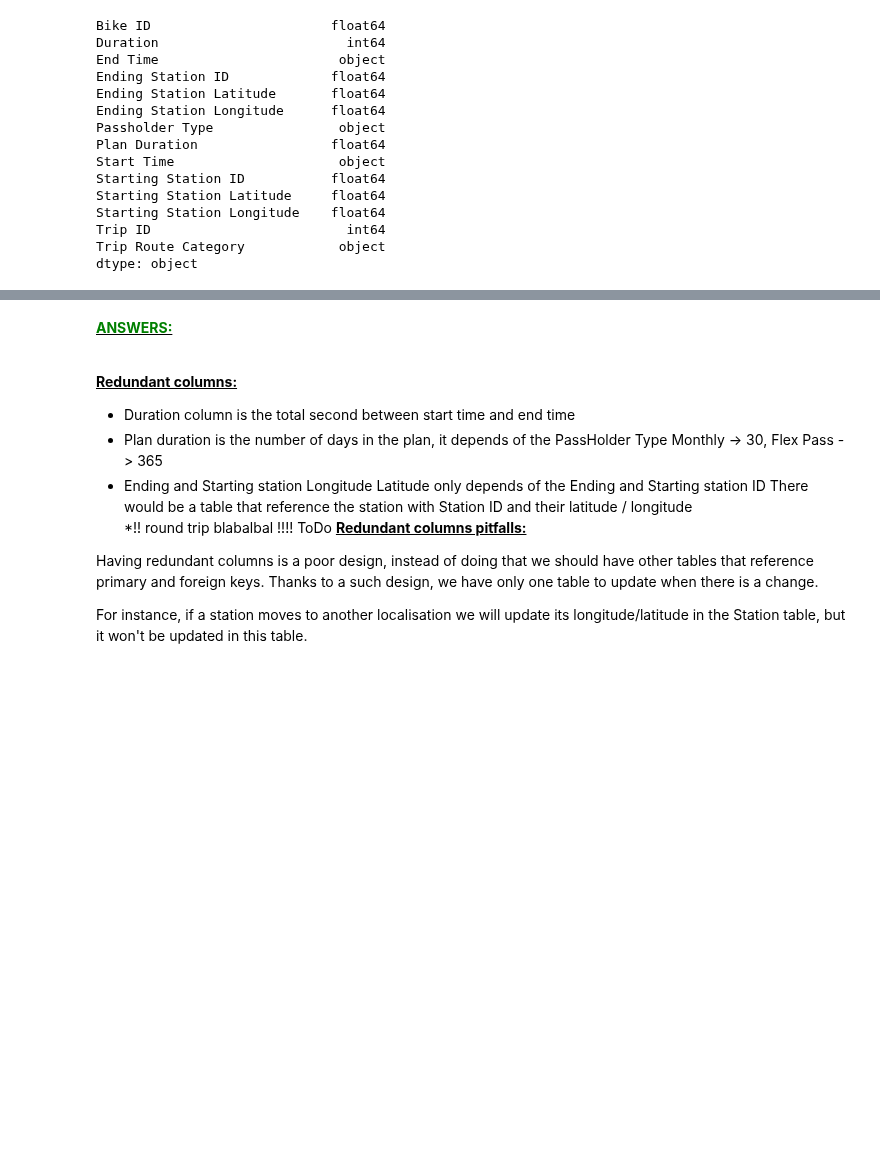
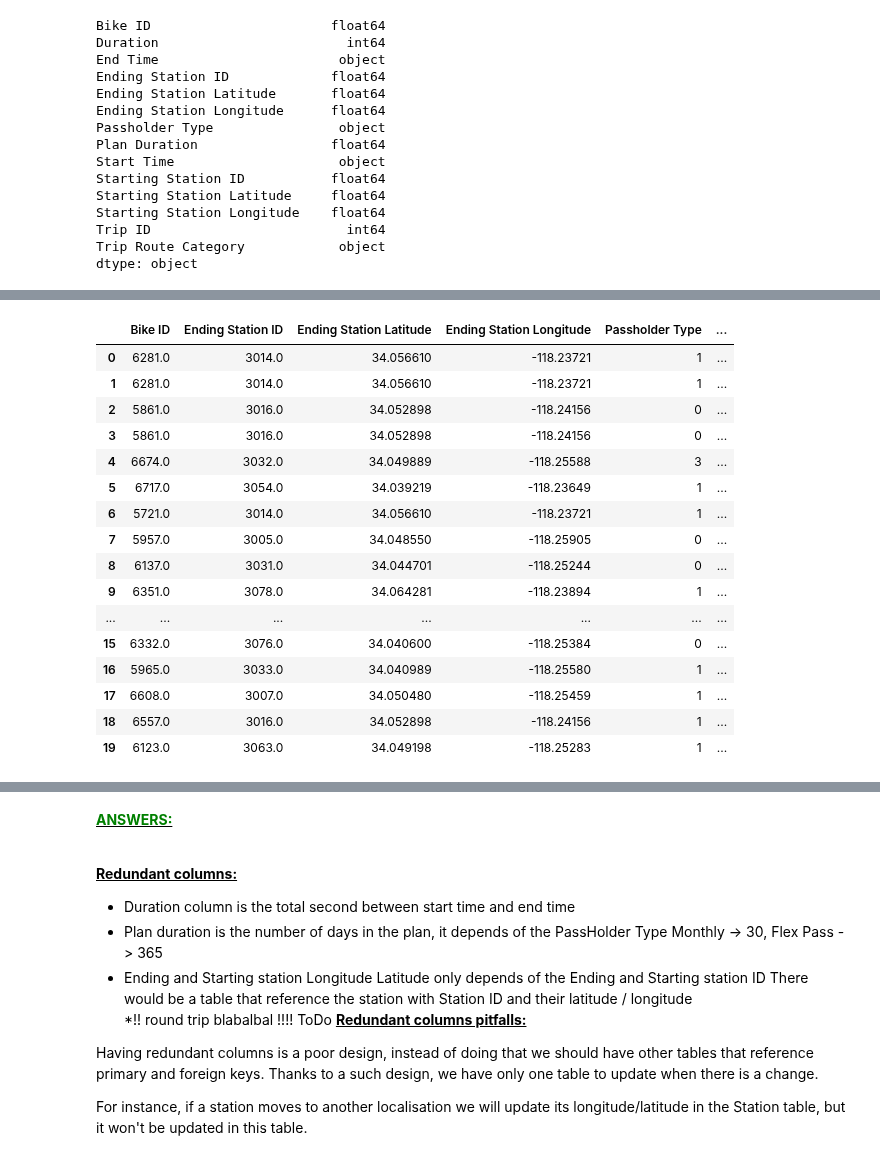
Before and after one commit to Apiquet/ADA_EPFL, a Jupyter notebook: ADA2018-Homework-master/01 - Pandas and Data Wrangling/Exercise 1.ipynb, the cells around one changed output, grey strips where cells are left out. Cells and saved outputs as stored; diff of their text form; code cells hidden in the pictures; blank space fills up the shorter version.

```diff
--- a/ADA2018-Homework-master/01 - Pandas and Data Wrangling/Exercise 1.ipynb
+++ b/ADA2018-Homework-master/01 - Pandas and Data Wrangling/Exercise 1.ipynb
@@ -450,7 +490,25 @@ df_metroBike_redundancy.head(20)
 # %%
 #Create dataframe without redundancy
-df_metroBike_withoutRedundancy = df_metroBike
-df_metroBike_withoutRedundancy.drop(df_metroBike_withoutRedundancy.columns[[1, 2]], axis=1, inplace=True)
-df_metroBike_withoutRedundancy.head(20)
+bike_share_trip_withoutRedundancy = bike_share_trip
+bike_share_trip_withoutRedundancy.drop(bike_share_trip_withoutRedundancy.columns[[1, 2]], axis=1, inplace=True)
+bike_share_trip_withoutRedundancy.head(20)
+# %% [output]
+|  | Bike ID | Ending Station ID | Ending Station Latitude | Ending Station Longitude | Passholder Type | ... |
+| 0 | 6281.0 | 3014.0 | 34.056610 | -118.23721 | 1 | ... |
+| 1 | 6281.0 | 3014.0 | 34.056610 | -118.23721 | 1 | ... |
+| 2 | 5861.0 | 3016.0 | 34.052898 | -118.24156 | 0 | ... |
+| 3 | 5861.0 | 3016.0 | 34.052898 | -118.24156 | 0 | ... |
+| 4 | 6674.0 | 3032.0 | 34.049889 | -118.25588 | 3 | ... |
+| 5 | 6717.0 | 3054.0 | 34.039219 | -118.23649 | 1 | ... |
+| 6 | 5721.0 | 3014.0 | 34.056610 | -118.23721 | 1 | ... |
+| 7 | 5957.0 | 3005.0 | 34.048550 | -118.25905 | 0 | ... |
+| 8 | 6137.0 | 3031.0 | 34.044701 | -118.25244 | 0 | ... |
+| 9 | 6351.0 | 3078.0 | 34.064281 | -118.23894 | 1 | ... |
+| ... | ... | ... | ... | ... | ... | ... |
+| 15 | 6332.0 | 3076.0 | 34.040600 | -118.25384 | 0 | ... |
+| 16 | 5965.0 | 3033.0 | 34.040989 | -118.25580 | 1 | ... |
+| 17 | 6608.0 | 3007.0 | 34.050480 | -118.25459 | 1 | ... |
+| 18 | 6557.0 | 3016.0 | 34.052898 | -118.24156 | 1 | ... |
+| 19 | 6123.0 | 3063.0 | 34.049198 | -118.25283 | 1 | ... |
 # %%
 #Displaying dataframe redundancy types
```
Also changed, not shown: parts of 8 cells of this notebook.
